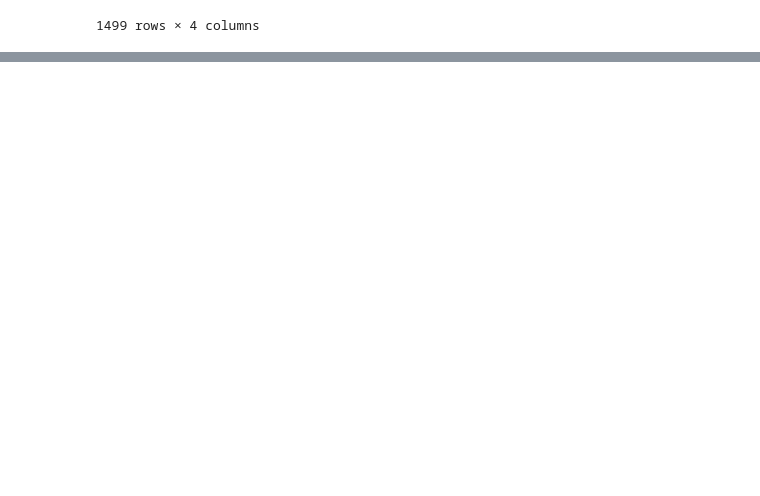
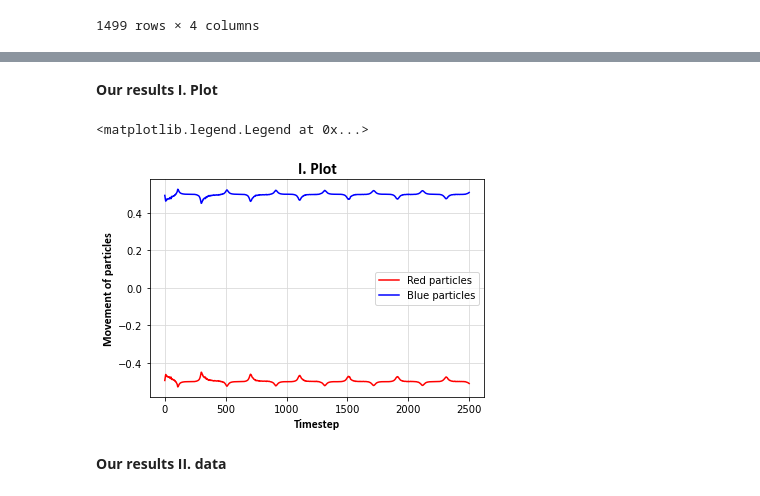
Before and after one commit to feketebence/swarm-intelligence, a Jupyter notebook: Swarm_Statistics.ipynb, the cells around one changed output, grey strips where cells are left out. Cells and saved outputs as stored; diff of their text form; code cells hidden in the pictures; blank space fills up the shorter version.

```diff
--- a/Swarm_Statistics.ipynb
+++ b/Swarm_Statistics.ipynb
@@ -124,0 +102,5 @@ plt.show()
+# %%
+particles_1800 = pd.read_csv("1800particles_statistics.txt",
+                             sep=" ",
+                             header=0,
+                             names=["Timestep","All_movement_of_red_particles","All_movement_of_blue_particles","All_movement_of_every_particle"])
@@ -124,0 +123,29 @@ plt.show()
+# %% [markdown]
+**Our results I. Plot**
+# %%
+fig, ax = plt.subplots()
+
+#Red particles
+ax.plot(particles_1800['Timestep'], particles_1800['All_movement_of_red_particles'], label='Red particles', color = 'red', alpha=1.0)
+
+#Blue particles
+ax.plot(particles_1800['Timestep'], particles_1800['All_movement_of_blue_particles'], label='Blue particles', color = 'blue', alpha = 1.0)
+
+#All (black) particles
+#ax.plot(particles_1800['Timestep'], particles_1800['All_movement_of_every_particle'], label='All particles', color = 'black', alpha = 1.0)
+
+
+ax.grid(axis = 'x', color='0.85')
+ax.grid(axis = 'y', color = '0.85')
+
+ax.set_xlabel('Timestep', fontname = 'Calibri', size = 12, fontweight = 'bold')
+ax.set_ylabel('Movement of particles', fontname = 'Calibri', size = 12, fontweight = 'bold')
+
+ax.set_title('I. Plot', fontname = 'Calibri', size = 16, fontweight = 'bold')
+
+ax.legend()
+# %% [output]
+<matplotlib.legend.Legend at 0x...>
+[figure, added]
+# %% [markdown]
+**Our results II. data**
```
Also changed, not shown: parts of 19 cells of this notebook.
